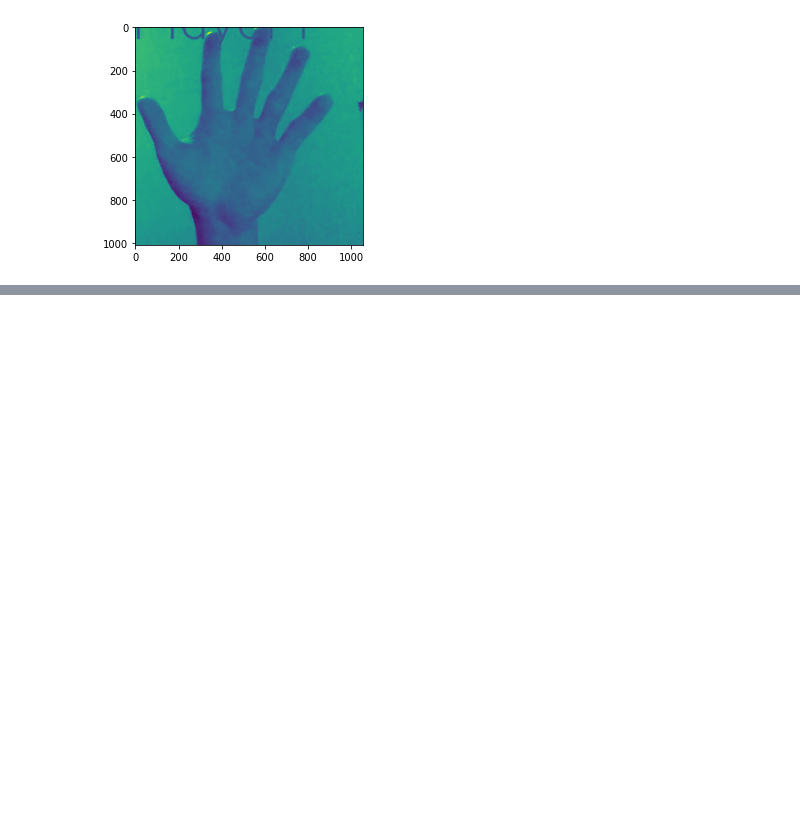
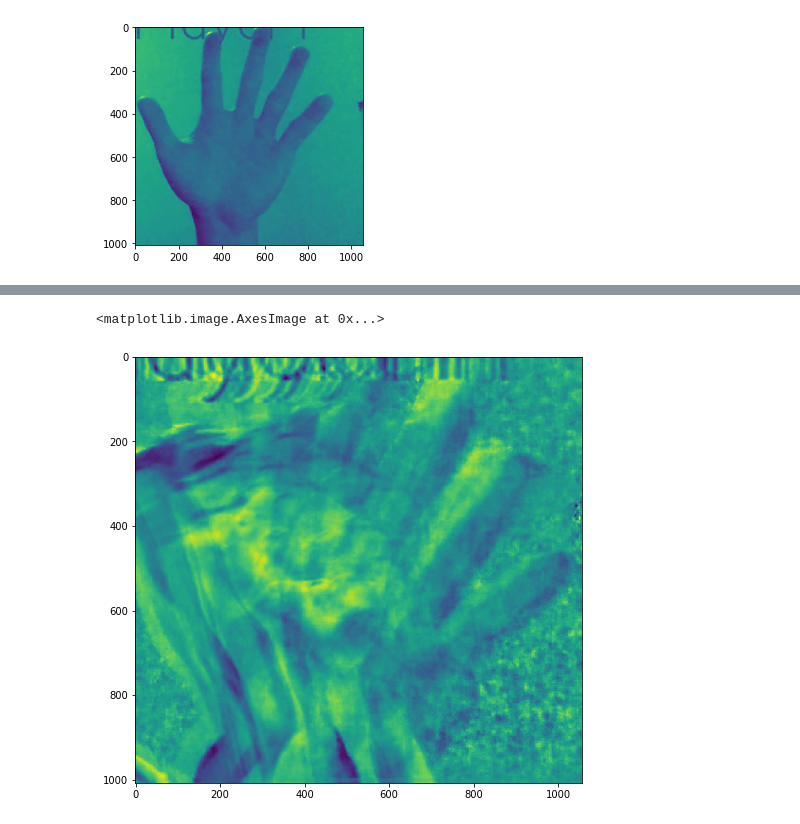
Before and after one commit to lev1khachatryan/ASDS_CV, a Jupyter notebook: Homeworks/Homework_1/Homework_1_conv_responses.ipynb, the cells around one changed output, grey strips where cells are left out. Saved outputs shown, nothing was run; the diff lists cells and outputs as text; code cells hidden in the pictures; blank space fills up the shorter version.

```diff
--- a/Homeworks/Homework_1/Homework_1_conv_responses.ipynb
+++ b/Homeworks/Homework_1/Homework_1_conv_responses.ipynb
@@ -201,0 +220,15 @@ plt.imshow(kernel)
+# %%
+'define some treshold'
+treshold = 0.9 # TODO change the treshold to get more accurate results.
+centers = result_1.copy()
+centers[result_1>=treshold] = 1
+centers[result_1<treshold] = 0
+# %%
+vis = frames_gr_minimized_flatten_pca[0]/255.
+vis[centers==1] = 1
+vis[centers!=1] *= 0.5
+plt.figure(figsize = (8,10))
+plt.imshow(pca.inverse_transform(vis).reshape(1008,1056))
+# %% [output]
+<matplotlib.image.AxesImage at 0x...>
+[figure, added]
```
Also changed, not shown: parts of 25 cells of this notebook.
